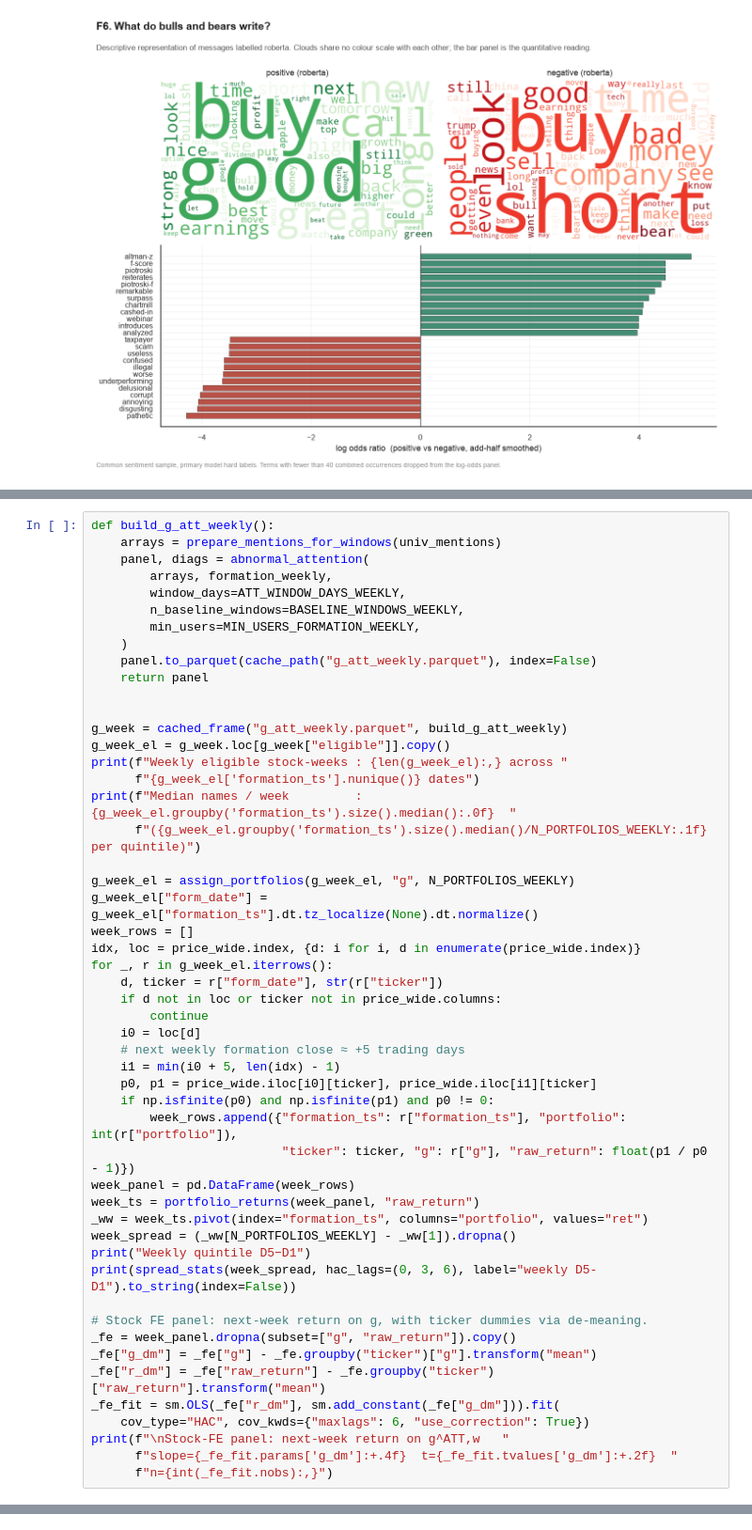
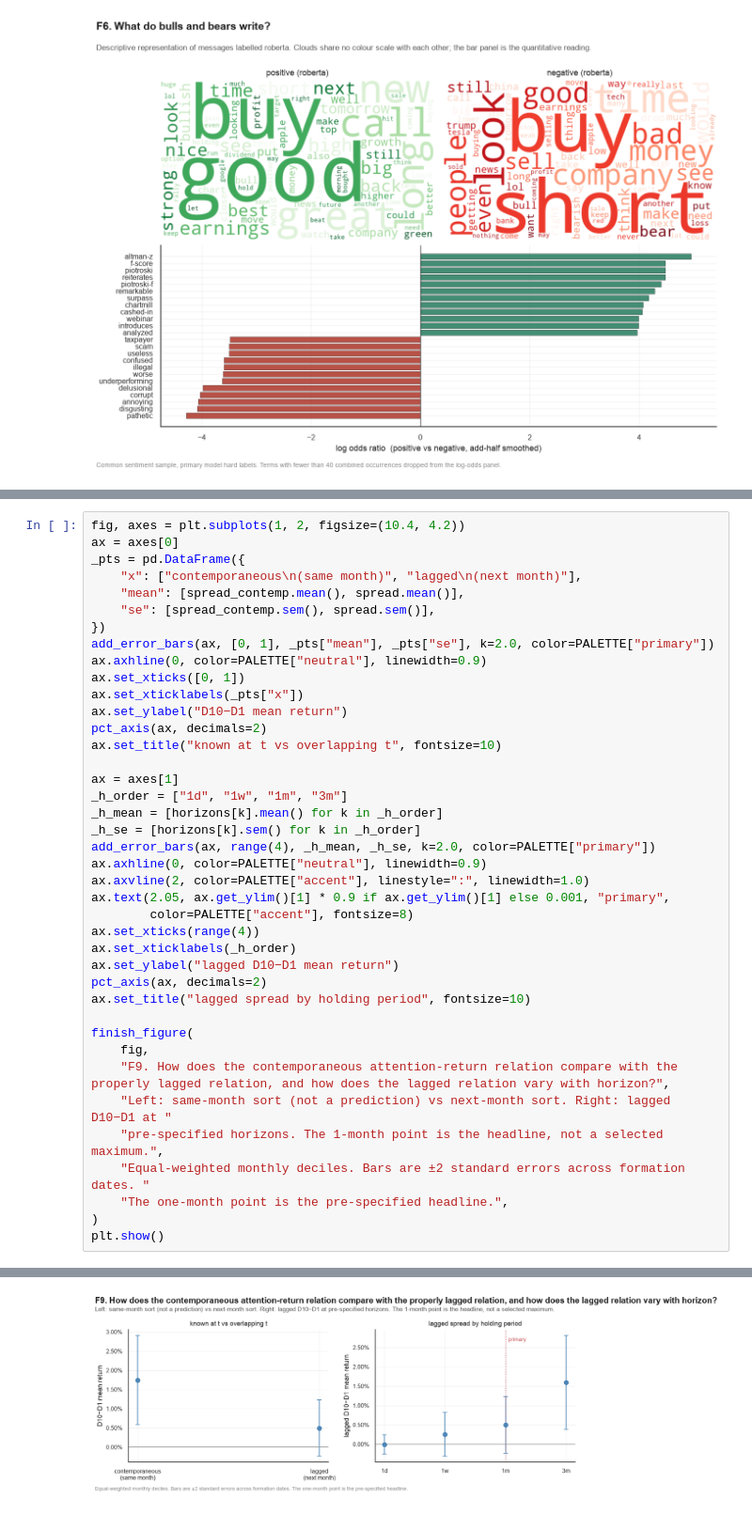
Before and after one commit to henricvsb/Finance-with-Big-Data-Lab-Sessions, a Jupyter notebook: #3/PCLAB#3 - Group 2 - Henricus Bracht Erdem Bayrakcioglu Leonard Fischbach.ipynb, the cells around one changed output, grey strips where cells are left out. Shown at 94% size. Cells and saved outputs as stored; diff of their text form.

```diff
--- a/#3/PCLAB#3 - Group 2 - Henricus Bracht Erdem Bayrakcioglu Leonard Fischbach.ipynb
+++ b/#3/PCLAB#3 - Group 2 - Henricus Bracht Erdem Bayrakcioglu Leonard Fischbach.ipynb
@@ -4476,52 +3625,41 @@ satisfied by the monthly specification alone.
 # %%
-def build_g_att_weekly():
-    arrays = prepare_mentions_for_windows(univ_mentions)
-    panel, diags = abnormal_attention(
-        arrays, formation_weekly,
-        window_days=ATT_WINDOW_DAYS_WEEKLY,
-        n_baseline_windows=BASELINE_WINDOWS_WEEKLY,
-        min_users=MIN_USERS_FORMATION_WEEKLY,
-    )
-    panel.to_parquet(cache_path("g_att_weekly.parquet"), index=False)
-    return panel
+fig, axes = plt.subplots(1, 2, figsize=(10.4, 4.2))
+ax = axes[0]
+_pts = pd.DataFrame({
+    "x": ["contemporaneous\n(same month)", "lagged\n(next month)"],
+    "mean": [spread_contemp.mean(), spread.mean()],
+    "se": [spread_contemp.sem(), spread.sem()],
+})
+add_error_bars(ax, [0, 1], _pts["mean"], _pts["se"], k=2.0, color=PALETTE["primary"])
+ax.axhline(0, color=PALETTE["neutral"], linewidth=0.9)
+ax.set_xticks([0, 1])
+ax.set_xticklabels(_pts["x"])
+ax.set_ylabel("D10−D1 mean return")
+pct_axis(ax, decimals=2)
+ax.set_title("known at t vs overlapping t", fontsize=10)
 
+ax = axes[1]
+_h_order = ["1d", "1w", "1m", "3m"]
+_h_mean = [horizons[k].mean() for k in _h_order]
+_h_se = [horizons[k].sem() for k in _h_order]
+add_error_bars(ax, range(4), _h_mean, _h_se, k=2.0, color=PALETTE["primary"])
+ax.axhline(0, color=PALETTE["neutral"], linewidth=0.9)
+ax.axvline(2, color=PALETTE["accent"], linestyle=":", linewidth=1.0)
+ax.text(2.05, ax.get_ylim()[1] * 0.9 if ax.get_ylim()[1] else 0.001, "primary",
+        color=PALETTE["accent"], fontsize=8)
+ax.set_xticks(range(4))
+ax.set_xticklabels(_h_order)
+ax.set_ylabel("lagged D10−D1 mean return")
+pct_axis(ax, decimals=2)
+ax.set_title("lagged spread by holding period", fontsize=10)
 
-g_week = cached_frame("g_att_weekly.parquet", build_g_att_weekly)
-g_week_el = g_week.loc[g_week["eligible"]].copy()
-print(f"Weekly eligible stock-weeks : {len(g_week_el):,} across "
-      f"{g_week_el['formation_ts'].nunique()} dates")
-print(f"Median names / week         : {g_week_el.groupby('formation_ts').size().median():.0f}  "
-      f"({g_week_el.groupby('formation_ts').size().median()/N_PORTFOLIOS_WEEKLY:.1f} per quintile)")
-
-g_week_el = assign_portfolios(g_week_el, "g", N_PORTFOLIOS_WEEKLY)
-g_week_el["form_date"] = g_week_el["formation_ts"].dt.tz_localize(None).dt.normalize()
-week_rows = []
-idx, loc = price_wide.index, {d: i for i, d in enumerate(price_wide.index)}
-for _, r in g_week_el.iterrows():
-    d, ticker = r["form_date"], str(r["ticker"])
-    if d not in loc or ticker not in price_wide.columns:
-        continue
-    i0 = loc[d]
-    # next weekly formation close ≈ +5 trading days
-    i1 = min(i0 + 5, len(idx) - 1)
-    p0, p1 = price_wide.iloc[i0][ticker], price_wide.iloc[i1][ticker]
-    if np.isfinite(p0) and np.isfinite(p1) and p0 != 0:
-        week_rows.append({"formation_ts": r["formation_ts"], "portfolio": int(r["portfolio"]),
-                          "ticker": ticker, "g": r["g"], "raw_return": float(p1 / p0 - 1)})
-week_panel = pd.DataFrame(week_rows)
-week_ts = portfolio_returns(week_panel, "raw_return")
-_ww = week_ts.pivot(index="formation_ts", columns="portfolio", values="ret")
-week_spread = (_ww[N_PORTFOLIOS_WEEKLY] - _ww[1]).dropna()
-print("Weekly quintile D5−D1")
-print(spread_stats(week_spread, hac_lags=(0, 3, 6), label="weekly D5-D1").to_string(index=False))
-
-# Stock FE panel: next-week return on g, with ticker dummies via de-meaning.
-_fe = week_panel.dropna(subset=["g", "raw_return"]).copy()
-_fe["g_dm"] = _fe["g"] - _fe.groupby("ticker")["g"].transform("mean")
-_fe["r_dm"] = _fe["raw_return"] - _fe.groupby("ticker")["raw_return"].transform("mean")
-_fe_fit = sm.OLS(_fe["r_dm"], sm.add_constant(_fe["g_dm"])).fit(
-    cov_type="HAC", cov_kwds={"maxlags": 6, "use_correction": True})
-print(f"\nStock-FE panel: next-week return on g^ATT,w   "
-      f"slope={_fe_fit.params['g_dm']:+.4f}  t={_fe_fit.tvalues['g_dm']:+.2f}  "
-      f"n={int(_fe_fit.nobs):,}")
+finish_figure(
+    fig,
+    "F9. How does the contemporaneous attention-return relation compare with the properly lagged relation, and how does the lagged relation vary with horizon?",
+    "Left: same-month sort (not a prediction) vs next-month sort. Right: lagged D10−D1 at "
+    "pre-specified horizons. The 1-month point is the headline, not a selected maximum.",
+    "Equal-weighted monthly deciles. Bars are ±2 standard errors across formation dates. "
+    "The one-month point is the pre-specified headline.",
+)
+plt.show()
 # %% [output]
@@ -4538 +3666,2 @@ Stock-FE panel: next-week return on g^ATT,w   slope=-0.0023  t=-3.21  n=26,473
+[figure, added]
 # %% [markdown]
```
Also changed, not shown: parts of 157 cells of this notebook.
